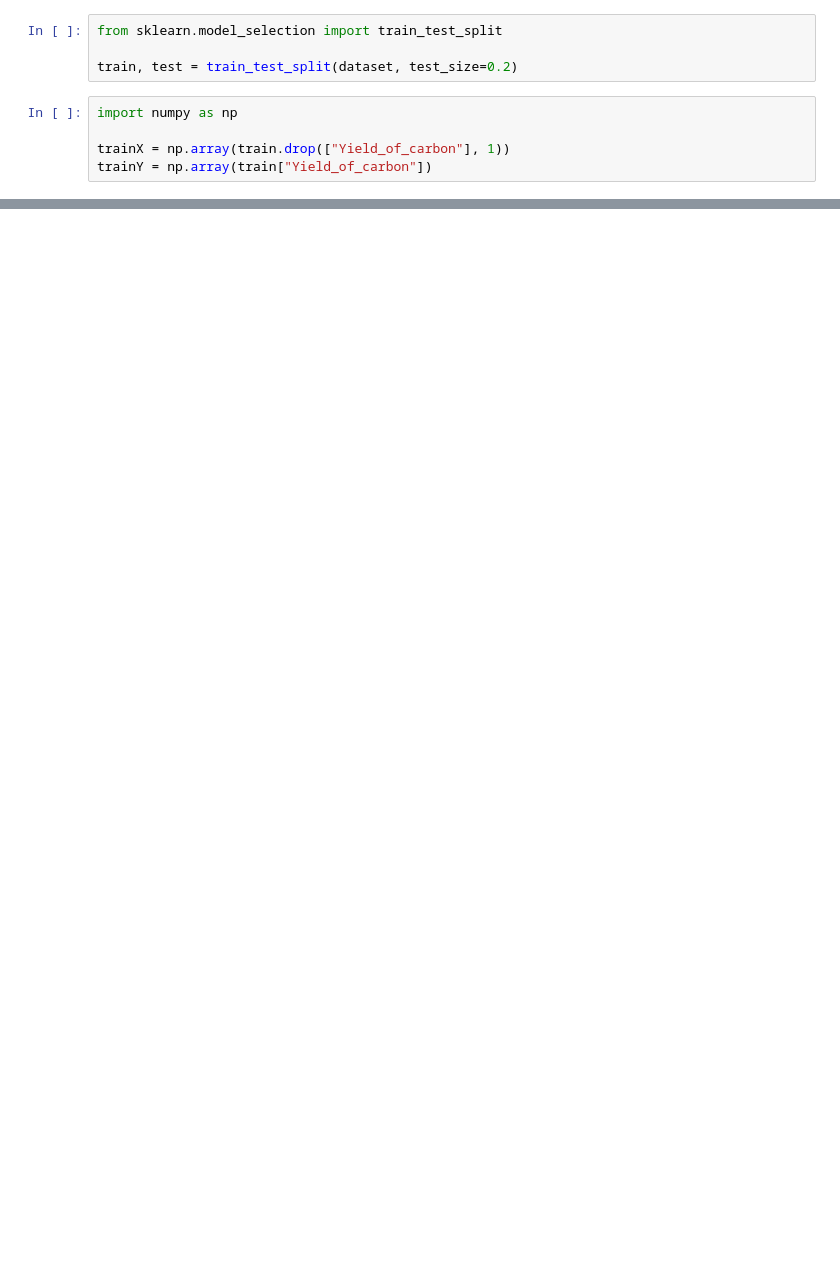
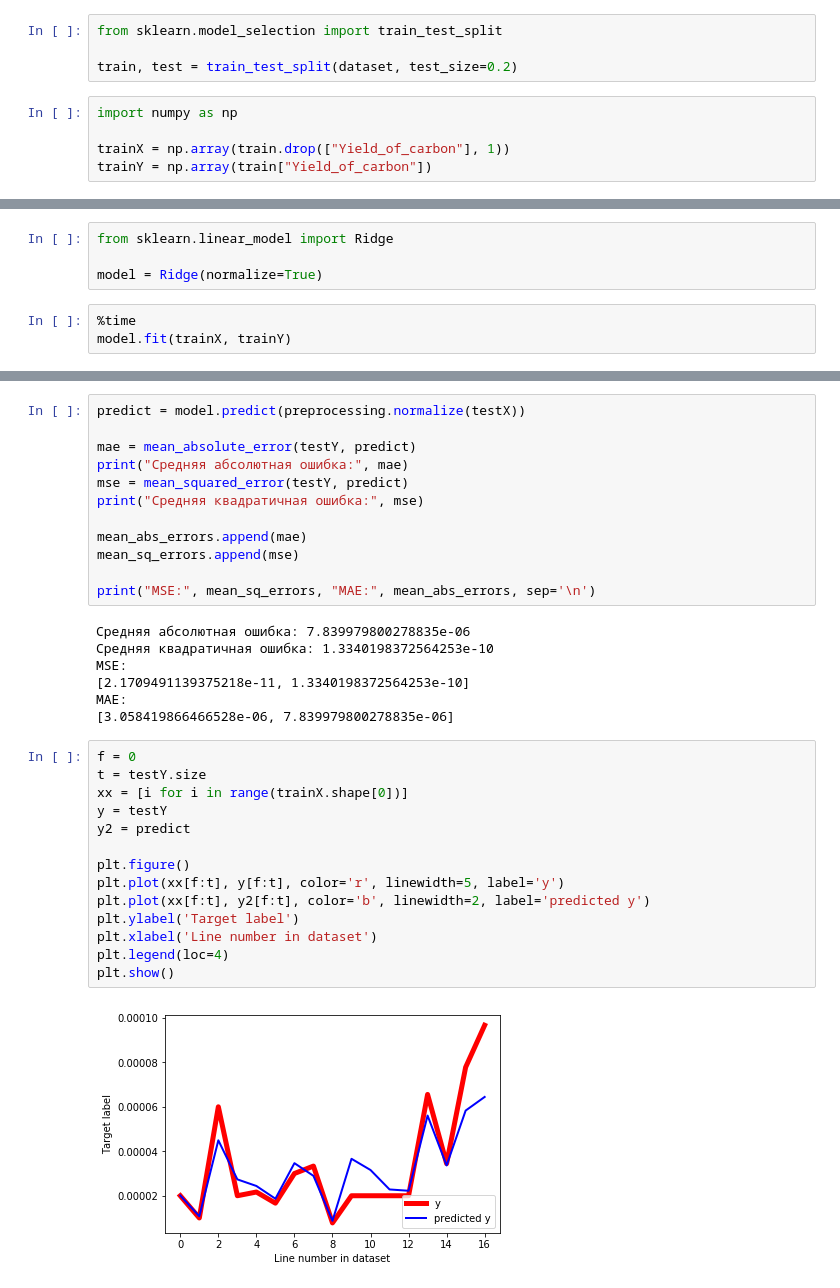
Before and after one commit to TDasha/DataAnalysis, a Jupyter notebook: SGW/src/main.ipynb, the cells around one changed output, grey strips where cells are left out. Saved outputs shown, nothing was run; the diff lists cells and outputs as text; blank space fills up the shorter version.

```diff
--- a/SGW/src/main.ipynb
+++ b/SGW/src/main.ipynb
@@ -61,0 +117,7 @@ standardized_X = preprocessing.scale(trainX)
+# %%
+from sklearn.linear_model import Ridge
+
+model = Ridge(normalize=True)
+# %%
+%time
+model.fit(trainX, trainY)
@@ -61,0 +129,35 @@ standardized_X = preprocessing.scale(trainX)
+# %%
+predict = model.predict(preprocessing.normalize(testX))
+
+mae = mean_absolute_error(testY, predict)
+print("Средняя абсолютная ошибка:", mae)
+mse = mean_squared_error(testY, predict)
+print("Средняя квадратичная ошибка:", mse)
+
+mean_abs_errors.append(mae)
+mean_sq_errors.append(mse)
+
+print("MSE:", mean_sq_errors, "MAE:", mean_abs_errors, sep='\n')
+# %% [output]
+Средняя абсолютная ошибка: 7.839979800278835e-06
+Средняя квадратичная ошибка: 1.3340198372564253e-10
+MSE:
+[2.1709491139375218e-11, 1.3340198372564253e-10]
+MAE:
+[3.058419866466528e-06, 7.839979800278835e-06]
+# %%
+f = 0
+t = testY.size
+xx = [i for i in range(trainX.shape[0])]
+y = testY
+y2 = predict
+
+plt.figure()
+plt.plot(xx[f:t], y[f:t], color='r', linewidth=5, label='y')
+plt.plot(xx[f:t], y2[f:t], color='b', linewidth=2, label='predicted y')
+plt.ylabel('Target label')
+plt.xlabel('Line number in dataset')
+plt.legend(loc=4)
+plt.show()
+# %% [output]
+[figure, added]
```
Also changed, not shown: parts of 33 cells of this notebook, 2 other files.
